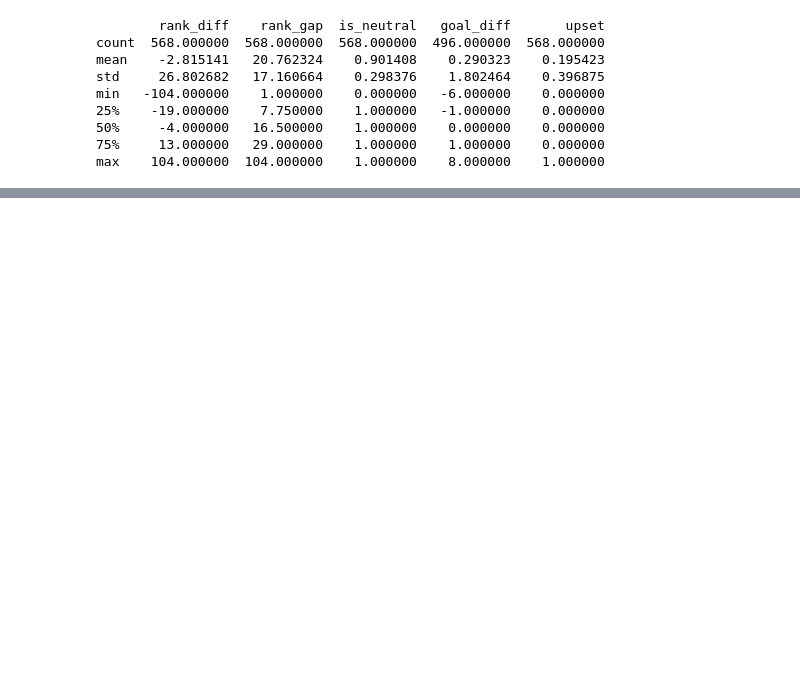
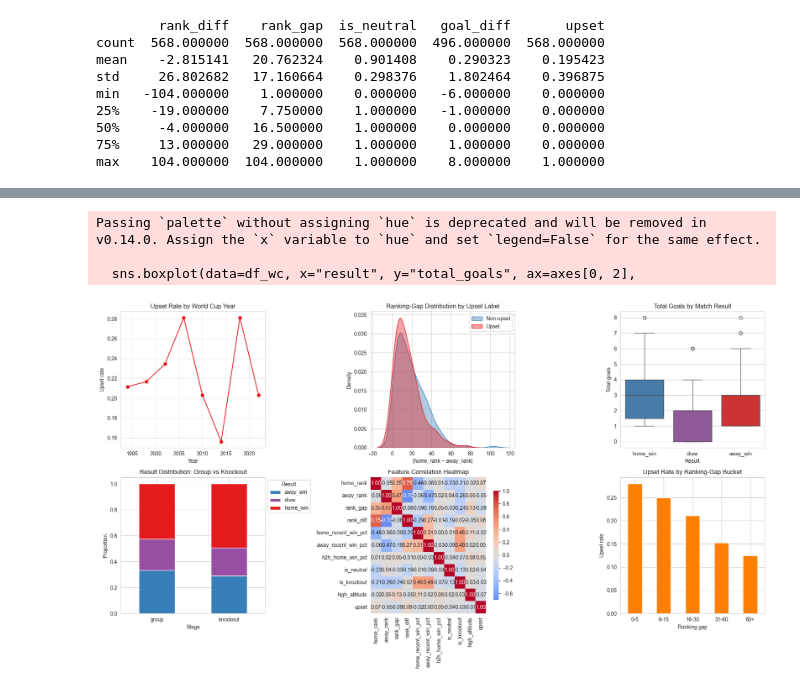
Before and after one commit to jsl1114/cs381-final, a Jupyter notebook: finalproject.ipynb, the cells around one changed output, grey strips where cells are left out. Saved outputs shown, nothing was run; the diff lists cells and outputs as text; code cells hidden in the pictures; blank space fills up the shorter version.

```diff
--- a/finalproject.ipynb
+++ b/finalproject.ipynb
@@ -192,0 +371,11 @@ plt.show()
+# %%
+# Compute recent-form features (window=5)
+df_wc = compute_recent_form(df_wc, window=5)
+
+# Apply probabilistic upset labeling and attach columns
+upset_cols = df_wc.apply(lambda r: label_upset(r, gap_threshold=10, prob_threshold=0.35), axis=1)
+upset_df = pd.DataFrame(upset_cols.tolist(), columns=["upset_prob_binary", "upset_severity", "p_home", "p_away"])
+df_wc = pd.concat([df_wc.reset_index(drop=True), upset_df.reset_index(drop=True)], axis=1)
+
+# Quick sample
+print(df_wc[["date", "home_team", "away_team", "result", "upset", "upset_prob_binary", "upset_severity", "p_home"]].head(10))
@@ -192,0 +648,65 @@ plt.show()
+# %%
+import matplotlib.pyplot as plt
+import seaborn as sns
+
+sns.set_style("whitegrid")
+fig, axes = plt.subplots(2, 3, figsize=(18, 10))
+
+# (1) Upset rate by World Cup year — line plot showing the time trend
+upset_by_year = df_wc.groupby("year")["upset"].mean()
+axes[0, 0].plot(upset_by_year.index, upset_by_year.values, marker="o", color="#e41a1c")
+axes[0, 0].set_title("Upset Rate by World Cup Year")
+axes[0, 0].set_xlabel("Year"); axes[0, 0].set_ylabel("Upset rate")
+axes[0, 0].grid(True, alpha=0.4)
+
+# (2) Ranking-gap KDE: upset vs non-upset
+sns.kdeplot(data=df_wc[df_wc["upset"] == 0], x="rank_gap",
+            ax=axes[0, 1], label="Non-upset", fill=True, alpha=0.4, color="#377eb8")
+sns.kdeplot(data=df_wc[df_wc["upset"] == 1], x="rank_gap",
+            ax=axes[0, 1], label="Upset",     fill=True, alpha=0.4, color="#e41a1c")
+axes[0, 1].set_title("Ranking-Gap Distribution by Upset Label")
+axes[0, 1].set_xlabel("|home_rank − away_rank|"); axes[0, 1].legend()
+
+# (3) Total goals by result type — boxplot
+sns.boxplot(data=df_wc, x="result", y="total_goals", ax=axes[0, 2],
+            palette=["#377eb8", "#984ea3", "#e41a1c"])
+axes[0, 2].set_title("Total Goals by Match Result")
+axes[0, 2].set_xlabel("Result"); axes[0, 2].set_ylabel("Total goals")
+
+# (4) Result distribution by stage — stacked proportional bar
+stage_result = df_wc.groupby(["stage", "result"]).size().unstack(fill_value=0)
+stage_result_pct = stage_result.div(stage_result.sum(axis=1), axis=0)
+stage_result_pct.plot(kind="bar", stacked=True, ax=axes[1, 0],
+                      color=["#377eb8", "#984ea3", "#e41a1c"])
+axes[1, 0].set_title("Result Distribution: Group vs Knockout")
+axes[1, 0].set_xlabel("Stage"); axes[1, 0].set_ylabel("Proportion")
+axes[1, 0].legend(title="Result", bbox_to_anchor=(1.0, 1.0))
+axes[1, 0].tick_params(axis="x", rotation=0)
+
+# (5) Correlation heatmap
+corr_cols = ["home_rank", "away_rank", "rank_gap", "rank_diff",
+             "home_recent_win_pct", "away_recent_win_pct",
+             "h2h_home_win_pct", "is_neutral", "is_knockout",
+             "high_altitude", "upset"]
+corr_cols = [c for c in corr_cols if c in df_wc.columns]
+sns.heatmap(df_wc[corr_cols].corr(), annot=True, fmt=".2f",
+            cmap="coolwarm", center=0, ax=axes[1, 1], cbar_kws={"shrink": 0.8})
+axes[1, 1].set_title("Feature Correlation Heatmap")
+
+# (6) Upset rate by ranking-gap bucket — bar
+df_wc["rank_gap_bucket"] = pd.cut(df_wc["rank_gap"],
+                                   bins=[-0.1, 5, 15, 30, 60, 200],
+                                   labels=["0-5", "6-15", "16-30", "31-60", "60+"])
+gap_upset = df_wc.groupby("rank_gap_bucket", observed=True)["upset"].mean()
+gap_upset.plot(kind="bar", ax=axes[1, 2], color="#ff7f00")
+axes[1, 2].set_title("Upset Rate by Ranking-Gap Bucket")
+axes[1, 2].set_xlabel("Ranking gap"); axes[1, 2].set_ylabel("Upset rate")
+axes[1, 2].tick_params(axis="x", rotation=0)
+
+plt.tight_layout()
+plt.show()
+# %% [output]
+Passing `palette` without assigning `hue` is deprecated and will be removed in v0.14.0. Assign the `x` variable to `hue` and set `legend=False` for the same effect.
+
+  sns.boxplot(data=df_wc, x="result", y="total_goals", ax=axes[0, 2],
+[figure, added]
```
Also changed, not shown: parts of 24 cells of this notebook, 3 other files.
